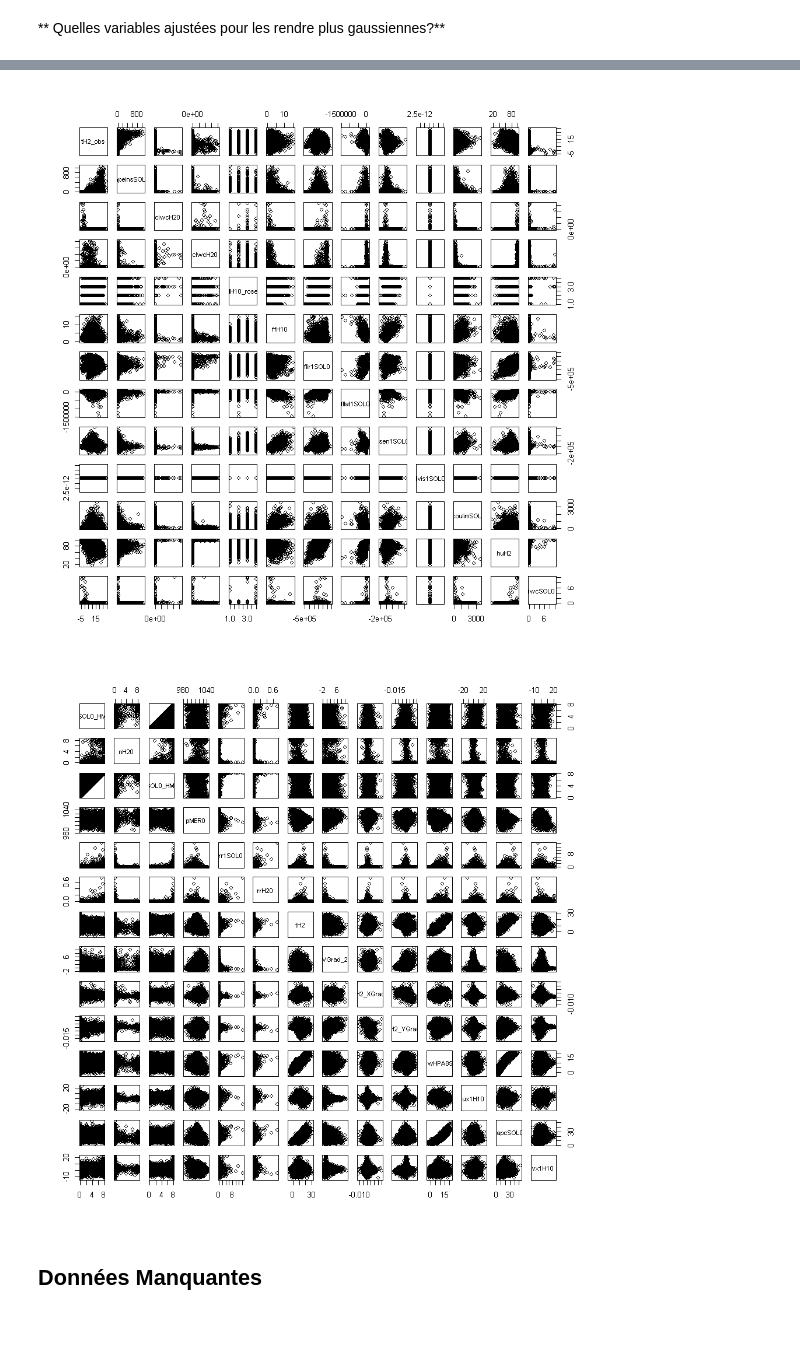
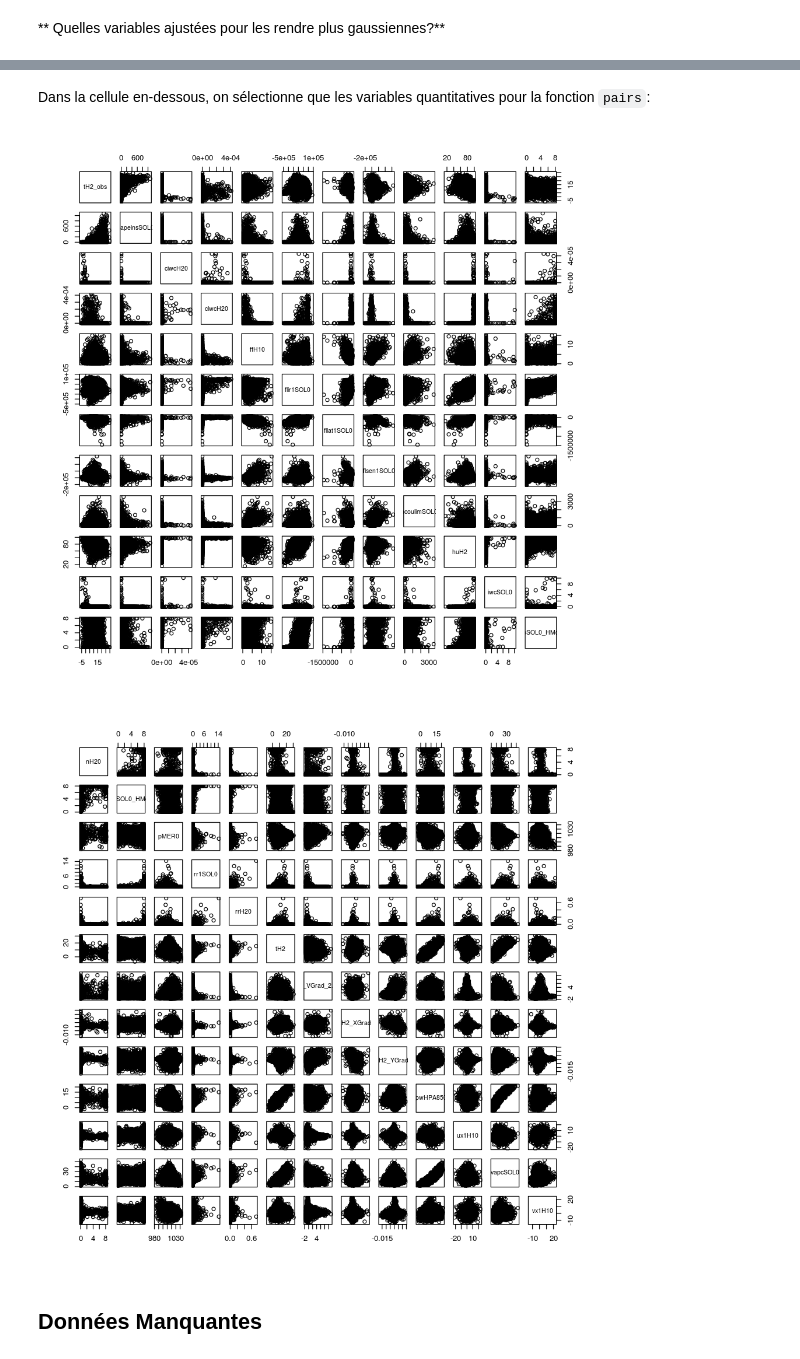
Before and after one commit to CangelosiQ/Defi, a Jupyter notebook: Data_Analysis_R.ipynb, the cells around one changed output, grey strips where cells are left out. Saved outputs shown, nothing was run; the diff lists cells and outputs as text; code cells hidden in the pictures; blank space fills up the shorter version.

```diff
--- a/Data_Analysis_R.ipynb
+++ b/Data_Analysis_R.ipynb
@@ -83,0 +86,6 @@ summary(meteo)
+# %%
+head(meteo$date)
+cat("Classe de la variable date :",class(meteo$date),"\n")
+cat(as.character(meteo[1,1]),"\n")
+meteo[,1]<-as.Date(as.character(meteo[,1]), "%Y-%m-%d")
+cat("Classe de la variable date :",class(meteo$date),"\n")
@@ -156,0 +185,4 @@ hist(log(meteo[,'iwcSOL0']))
+# %%
+list_num<-sapply(meteo,FUN=is.numeric)
+meteo_quanti<-meteo[,list_num]
+meteo_quali<-meteo[,!list_num]
@@ -157,9 +217,11 @@ hist(log(meteo[,'iwcSOL0']))
+# %% [markdown]
+Dans la cellule en-dessous, on sélectionne que les variables quantitatives pour la fonction `pairs`:
 # %%
 options(repr.plot.width=8, repr.plot.height=8)
-pairs(meteo[,c(3:15)])
-pairs(meteo[,c(16:29)])
+pairs(meteo_quanti[,1:12])
+pairs(meteo_quanti[,13:25])
 # %% [output]
-[figure, old version]
+[figure, new version]
-[figure, old version]
+[figure, new version]
 # %% [markdown]
 ## Données Manquantes
```
Also changed, not shown: parts of 22 cells of this notebook.
